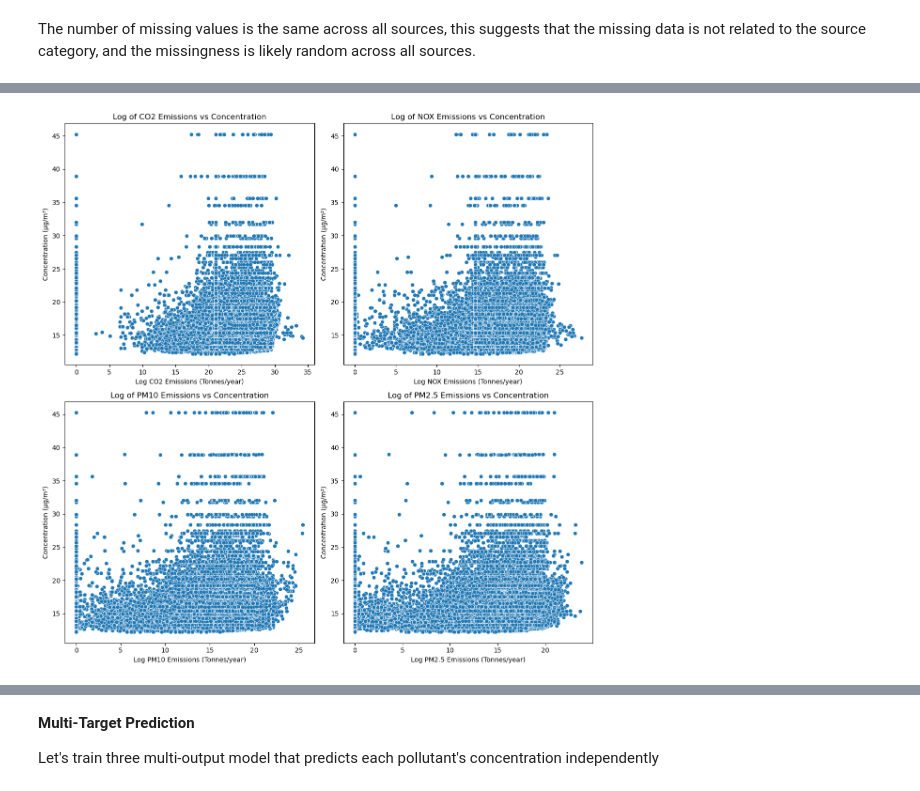
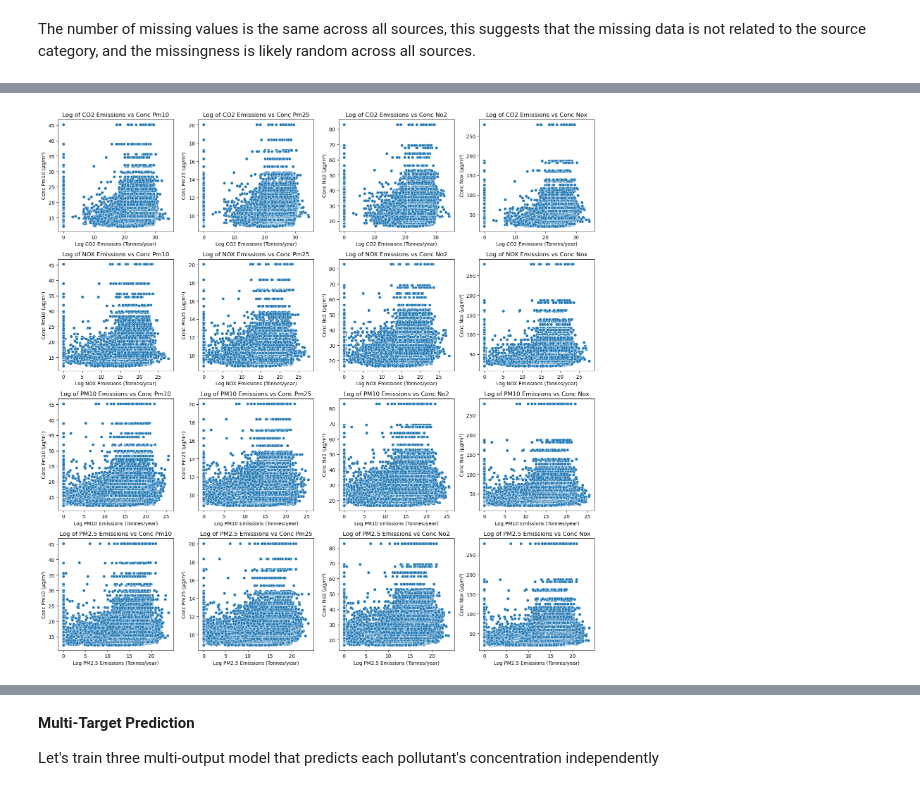
Before and after one commit to stefanopalu/MLendofmod_assignment, a Jupyter notebook: 2019LAEI_V2.ipynb, the cells around one changed output, grey strips where cells are left out. Saved outputs shown, nothing was run; the diff lists cells and outputs as text; code cells hidden in the pictures.

```diff
--- a/2019LAEI_V2.ipynb
+++ b/2019LAEI_V2.ipynb
@@ -462,16 +472,11 @@ emission_conc_df[['co2', 'nox', 'pm10', 'pm2.5']] = emission_conc_df[['co2', 'no
 # %%
-concentration = 'conc_PM10'
+# Heatmap showing correlations between different air pollutants and their concentrations to understand the strength and direction of these relationships
 
-fig, axes = plt.subplots(2, 2, figsize=(12, 12))
+selected_columns = ['log_co2', 'log_nox', 'log_pm10', 'log_pm2.5','conc_PM10', 'conc_NO2', 'conc_NOx', 'conc_PM25']
 
-# Iterate through pollutants to create scatter plots
-for i, pollutant in enumerate(pollutants):
-    ax = axes[i//2, i%2]
-    sns.scatterplot(data=emission_conc_df, x=pollutant, y=concentration, ax=ax)
-    ax.set_title(f'{pollutant.upper()} Emissions vs Concentration of PM10')
-    ax.set_xlabel(f'{pollutant.upper()} Emissions (µg/year)')
-    ax.set_ylabel('Concentration (µg/m³)')
+correlation_matrix = emission_conc_df[selected_columns].corr()
 
-plt.tight_layout()
+plt.figure(figsize=(10, 8))
+sns.heatmap(correlation_matrix, annot=True, cmap='coolwarm', fmt='.2f', linewidths=0.5)
 plt.show()
 # %% [output]
@@ -522,17 +486,21 @@ emission_conc_df.head()
 # %%
+# Scatter plots showing relationships between log-transformed emissions data and pollutant concentration data at various locations.
+
 log_pollutants = ['log_co2', 'log_nox', 'log_pm10', 'log_pm2.5']
 
-fig, axes = plt.subplots(2, 2, figsize=(12, 12))
+concentration_columns = ['conc_PM10', 'conc_PM25', 'conc_NO2', 'conc_NOx']
 
-# Iterate through pollutants and create scatter plots
+fig, axes = plt.subplots(4, 4, figsize=(16, 16))
+
 for i, pollutant in enumerate(log_pollutants):
-    ax = axes[i//2, i%2]  # Access each subplot in a 2x2 grid
-    sns.scatterplot(data=emission_conc_df, x=pollutant, y=concentration, ax=ax)
-    ax.set_title(f'Log of {pollutant[4:].upper()} Emissions vs PM10 Concentration')
-    ax.set_xlabel(f'Log {pollutant[4:].upper()} Emissions (Tonnes/year)')
-    ax.set_ylabel('PM10 Concentration (µg/m³)')
+    for j, concentration in enumerate(concentration_columns):
+        ax = axes[i, j]  # Use a 4x4 grid, [i, j] selects the correct subplot
+        sns.scatterplot(data=emission_conc_df, x=pollutant, y=concentration, ax=ax)
+        ax.set_title(f'Log of {pollutant[4:].upper()} Emissions vs {concentration.replace("_", " ").title()}')
+        ax.set_xlabel(f'Log {pollutant[4:].upper()} Emissions (Tonnes/year)')
+        ax.set_ylabel(f'{concentration.replace("_", " ").title()} (µg/m³)')
 
 plt.tight_layout()
 plt.show()
 # %% [output]
-[figure, old version]
+[figure, new version]
```
Also changed, not shown: parts of 60 cells of this notebook.
